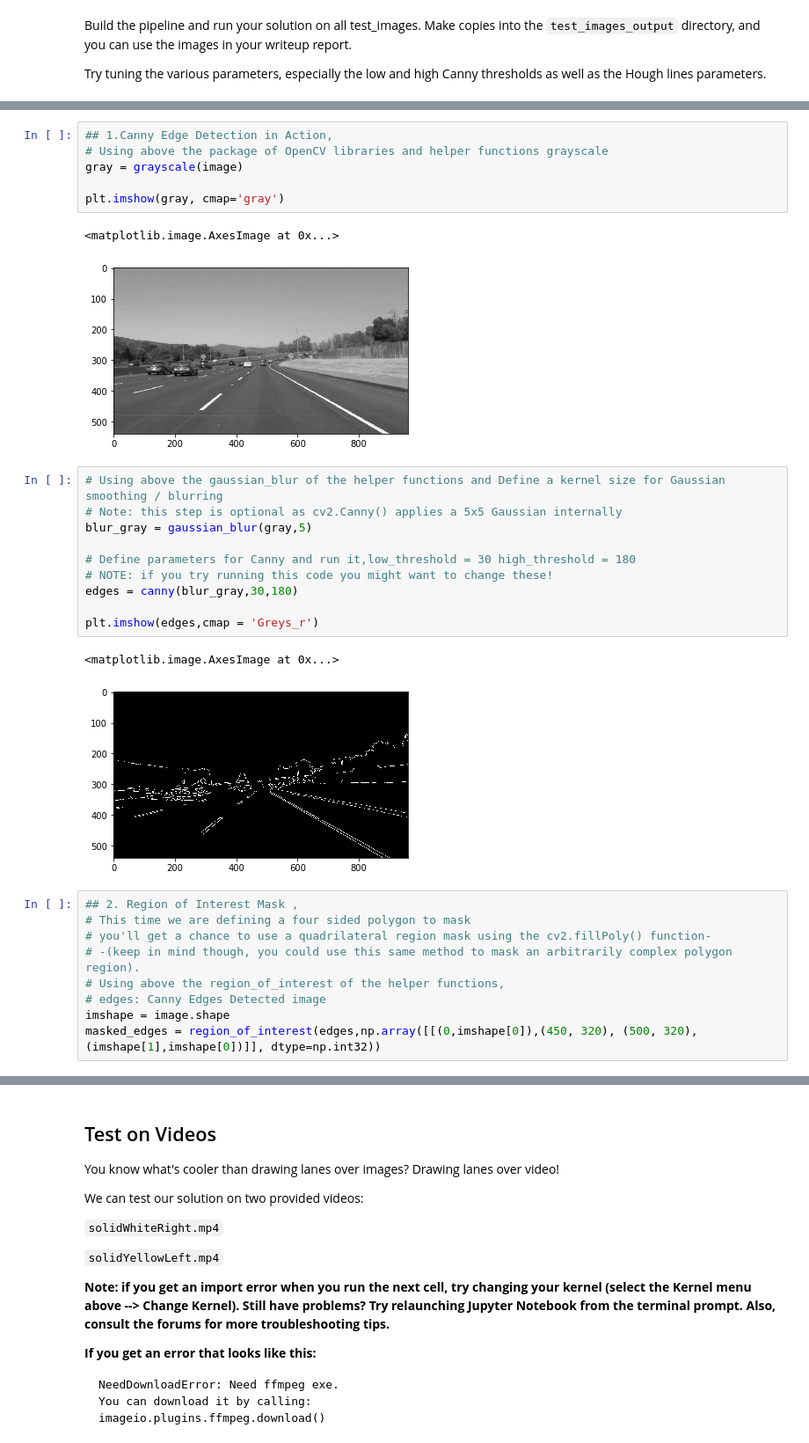
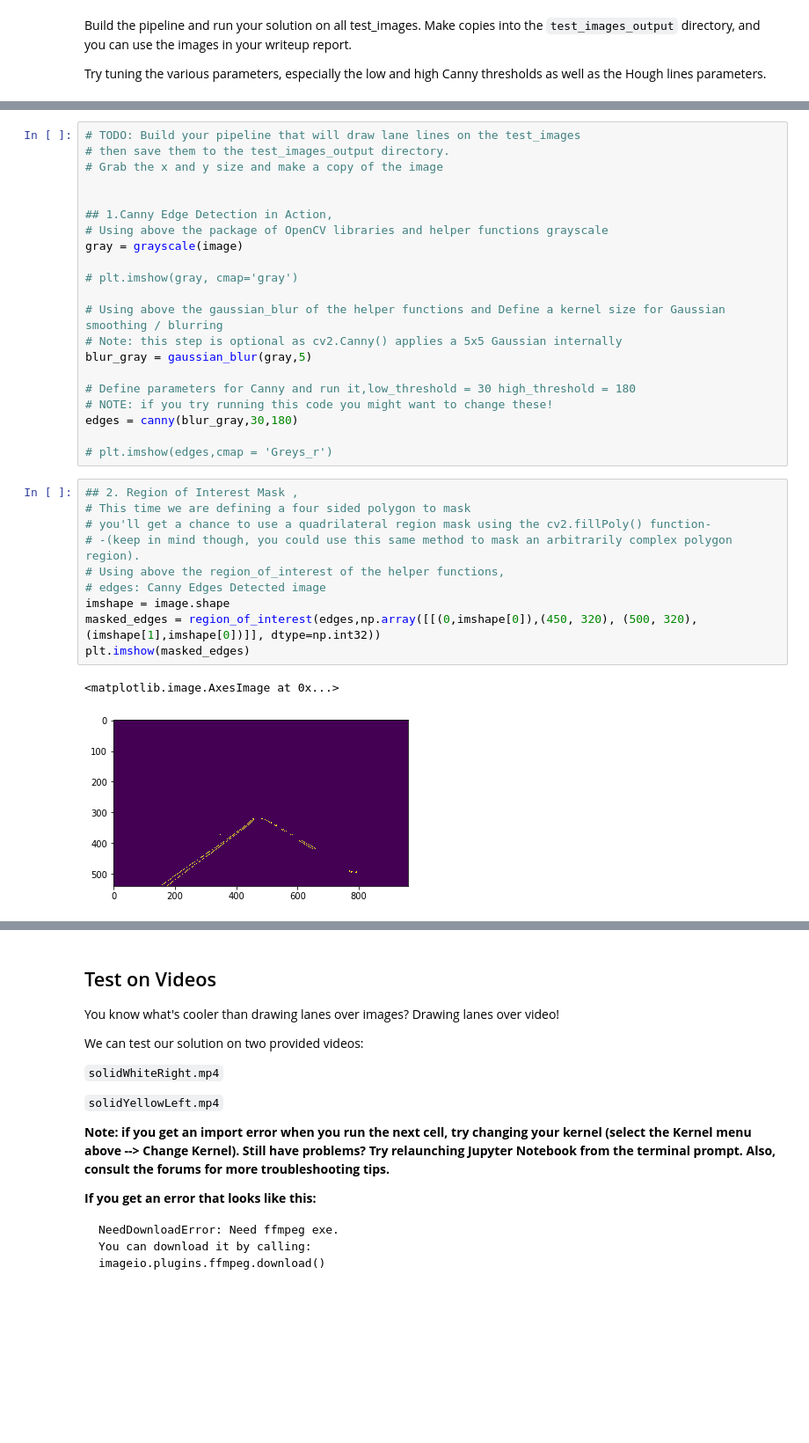
Before and after one commit to MellonGuan/CarND-LaneLines-P1, a Jupyter notebook: P1.ipynb, the cells around one changed output, grey strips where cells are left out. Shown at 88% size. Saved outputs shown, nothing was run; the diff lists cells and outputs as text; blank space fills up the shorter version.

```diff
--- a/P1.ipynb
+++ b/P1.ipynb
@@ -255,13 +199,15 @@ plt.show()
-# %%
-## 1.Canny Edge Detection in Action,
-# Using above the package of OpenCV libraries and helper functions grayscale
-gray = grayscale(image)
-
-plt.imshow(gray, cmap='gray')
-# %% [output]
-<matplotlib.image.AxesImage at 0x...>
-[figure, removed]
 # %%
+# TODO: Build your pipeline that will draw lane lines on the test_images
+# then save them to the test_images_output directory.
+# Grab the x and y size and make a copy of the image
+
+
+## 1.Canny Edge Detection in Action,
+# Using above the package of OpenCV libraries and helper functions grayscale
+gray = grayscale(image)
+
+# plt.imshow(gray, cmap='gray')
+
 # Using above the gaussian_blur of the helper functions and Define a kernel size for Gaussian smoothing / blurring
 # Note: this step is optional as cv2.Canny() applies a 5x5 Gaussian internally
 blur_gray = gaussian_blur(gray,5)
@@ -270,19 +216,20 @@ blur_gray = gaussian_blur(gray,5)
 # NOTE: if you try running this code you might want to change these!
 edges = canny(blur_gray,30,180)
 
-plt.imshow(edges,cmap = 'Greys_r')
+# plt.imshow(edges,cmap = 'Greys_r')
-# %% [output]
-<matplotlib.image.AxesImage at 0x...>
-[figure, removed]
 # %%
 ## 2. Region of Interest Mask ,
 # This time we are defining a four sided polygon to mask
 # you'll get a chance to use a quadrilateral region mask using the cv2.fillPoly() function-
 # -(keep in mind though, you could use this same method to mask an arbitrarily complex polygon region).
 # Using above the region_of_interest of the helper functions,
 # edges: Canny Edges Detected image
 imshape = image.shape
 masked_edges = region_of_interest(edges,np.array([[(0,imshape[0]),(450, 320), (500, 320), (imshape[1],imshape[0])]], dtype=np.int32))
+plt.imshow(masked_edges)
+# %% [output]
+<matplotlib.image.AxesImage at 0x...>
+[figure, added]
 # %%
 ## 3. Hough Transform to Find Lane Lines on Edge Detected Image
 # Define the Hough transform parameters
```
Also changed, not shown: parts of 9 cells of this notebook.
